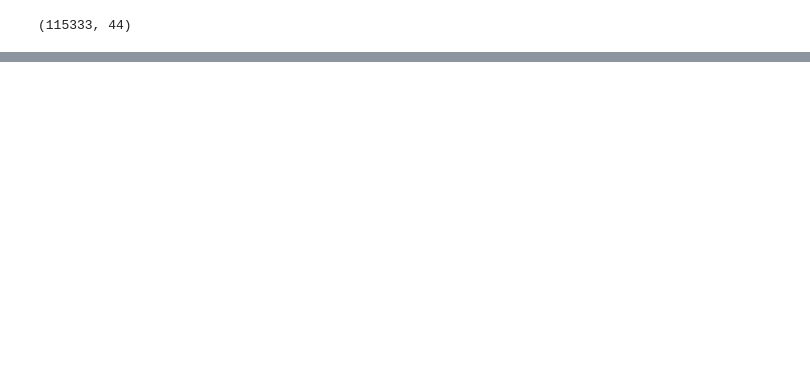
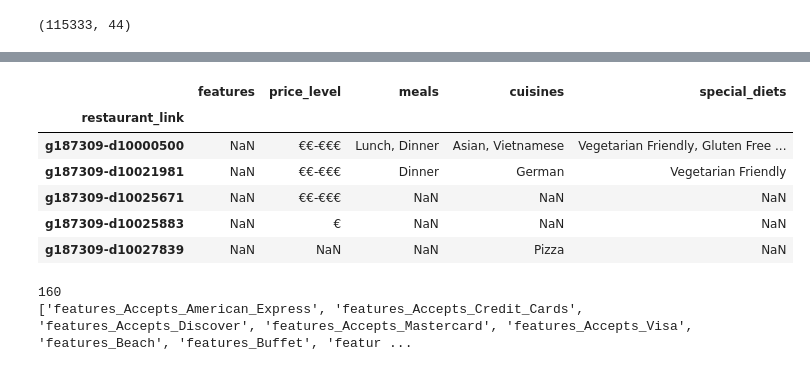
Before and after one commit to am-tropin/restaurant-europe, a Jupyter notebook: restaurant_recommender.ipynb, the cells around one changed output, grey strips where cells are left out. Saved outputs shown, nothing was run; the diff lists cells and outputs as text; code cells hidden in the pictures; blank space fills up the shorter version.

```diff
--- a/restaurant_recommender.ipynb
+++ b/restaurant_recommender.ipynb
@@ -404,4 +406,5 @@ drop_columns = [
     'keywords'  # a lot of NaN
 ]
 # %%
-ger_df = ger_df.drop()
+ger_df = ger_df.drop(drop_columns, axis=1)
+print(ger_df.shape)
@@ -501,0 +497,29 @@ Name: vegetarian_friendly, dtype: object
+# %%
+# just for discrete columns
+
+ger2_df = ger_df[['restaurant_link'] + discrete_columns][ger_df['city'] == 'Munich']
+ger2_df = ger2_df.set_index('restaurant_link')
+ger2_df.head()
+# %% [output]
+|  | features | price_level | meals | cuisines | special_diets |
+| restaurant_link |  |  |  |  |  |
+| g187309-d10000500 | NaN | €€-€€€ | Lunch, Dinner | Asian, Vietnamese | Vegetarian Friendly, Gluten Free ... |
+| g187309-d10021981 | NaN | €€-€€€ | Dinner | German | Vegetarian Friendly |
+| g187309-d10025671 | NaN | €€-€€€ | NaN | NaN | NaN |
+| g187309-d10025883 | NaN | € | NaN | NaN | NaN |
+| g187309-d10027839 | NaN | NaN | NaN | Pizza | NaN |
+# %%
+dummies_discrete_columns = []
+
+for col in discrete_columns:
+    supported_columns = ger2_df[col].str.get_dummies(', ').columns
+    dummies_discrete_columns += [col+'_' + ('_'.join(sup.split())) for sup in supported_columns]
+#     print(col, '-', len(supported_columns))
+#     print(supported_columns)
+#     print()
+
+print(len(dummies_discrete_columns))
+print(dummies_discrete_columns)
+# %% [output]
+160
+['features_Accepts_American_Express', 'features_Accepts_Credit_Cards', 'features_Accepts_Discover', 'features_Accepts_Mastercard', 'features_Accepts_Visa', 'features_Beach', 'features_Buffet', 'featur ...
```
Also changed, not shown: parts of 15 cells of this notebook.
